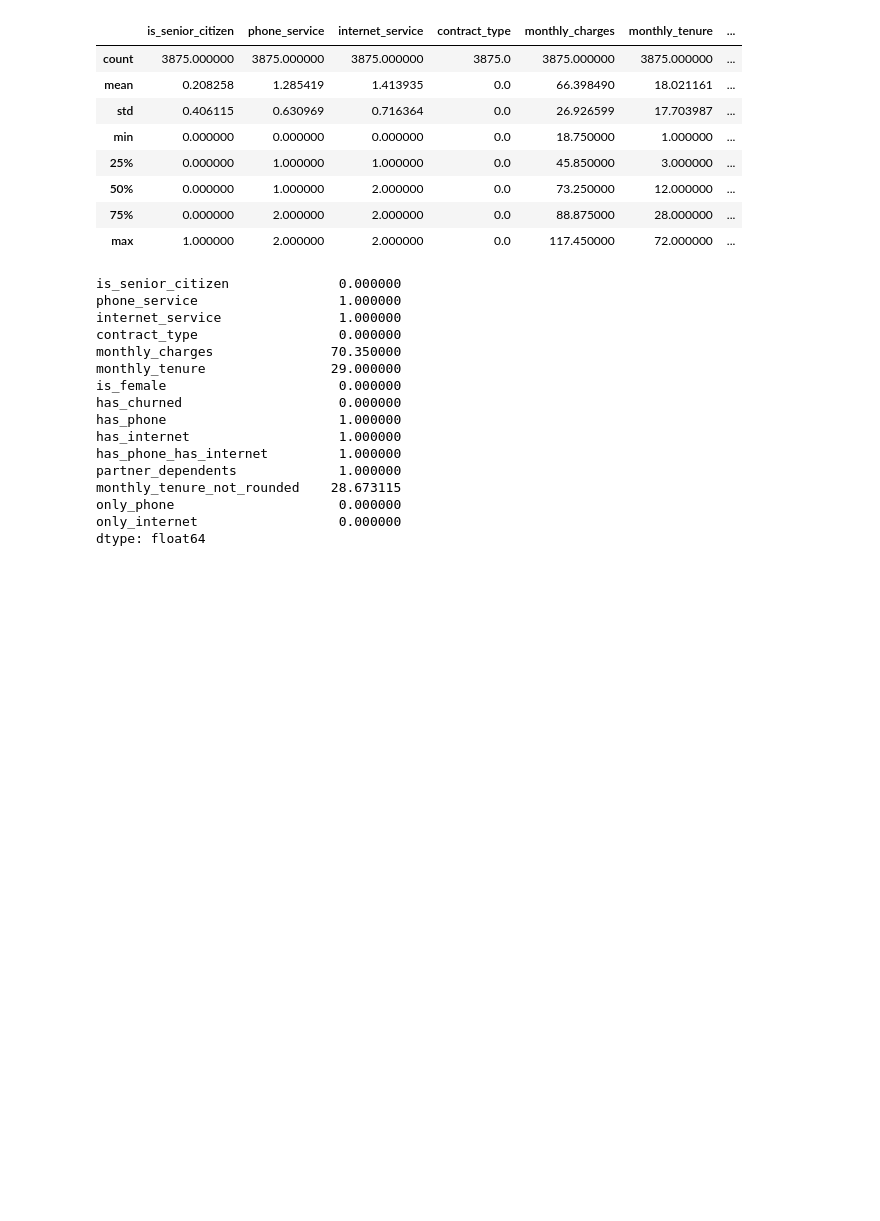
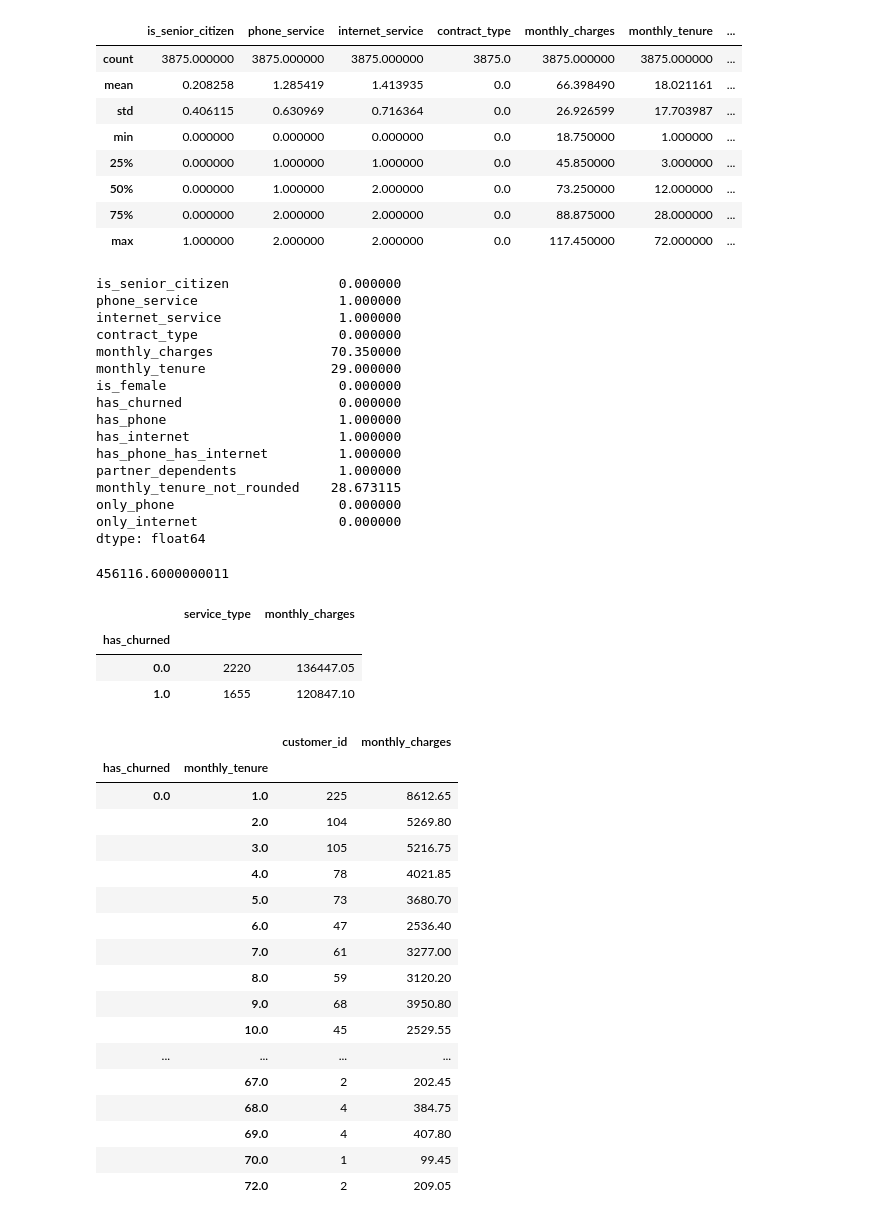
Before and after one commit to HeatherOrtegaMcMillan/storytelling_project, a Jupyter notebook: storytelling_notebook.ipynb, the cells around one changed output. Cells and saved outputs as stored; diff of their text form; code cells hidden in the pictures; blank space fills up the shorter version.

Commit message:
add some calculations for monthly revenue loss

```diff
--- a/storytelling_notebook.ipynb
+++ b/storytelling_notebook.ipynb
@@ -530,3 +530,40 @@ monthly_tenure_not_rounded    28.673115
 only_phone                     0.000000
 only_internet                  0.000000
 dtype: float64
+# %%
+# find sum of monthly charges of people who left
+sum(churndb.monthly_charges)
+# %% [output]
+456116.6000000011
+# %%
+#sum of mtm customers' monthly income who've churned
+#can use for revenue prediction
+mtmdf.groupby('has_churned').agg({'service_type' : 'count', 'monthly_charges' : 'sum'})
+# %% [output]
+|  | service_type | monthly_charges |
+| has_churned |  |  |
+| 0.0 | 2220 | 136447.05 |
+| 1.0 | 1655 | 120847.10 |
+# %%
+# this is an awesome breakdown!
+# by has churned, monthly tenure and the count of those people, and their monthly charges
+mtmdf.groupby(['has_churned', 'monthly_tenure']).agg({'customer_id' : 'count', 'monthly_charges' : 'sum'})
+# %% [output]
+|  |  | customer_id | monthly_charges |
+| has_churned | monthly_tenure |  |  |
+| 0.0 | 1.0 | 225 | 8612.65 |
+|  | 2.0 | 104 | 5269.80 |
+|  | 3.0 | 105 | 5216.75 |
+|  | 4.0 | 78 | 4021.85 |
+|  | 5.0 | 73 | 3680.70 |
+|  | 6.0 | 47 | 2536.40 |
+|  | 7.0 | 61 | 3277.00 |
+|  | 8.0 | 59 | 3120.20 |
+|  | 9.0 | 68 | 3950.80 |
+|  | 10.0 | 45 | 2529.55 |
+| ... | ... | ... | ... |
+|  | 67.0 | 2 | 202.45 |
+|  | 68.0 | 4 | 384.75 |
+|  | 69.0 | 4 | 407.80 |
+|  | 70.0 | 1 | 99.45 |
+|  | 72.0 | 2 | 209.05 |
```
